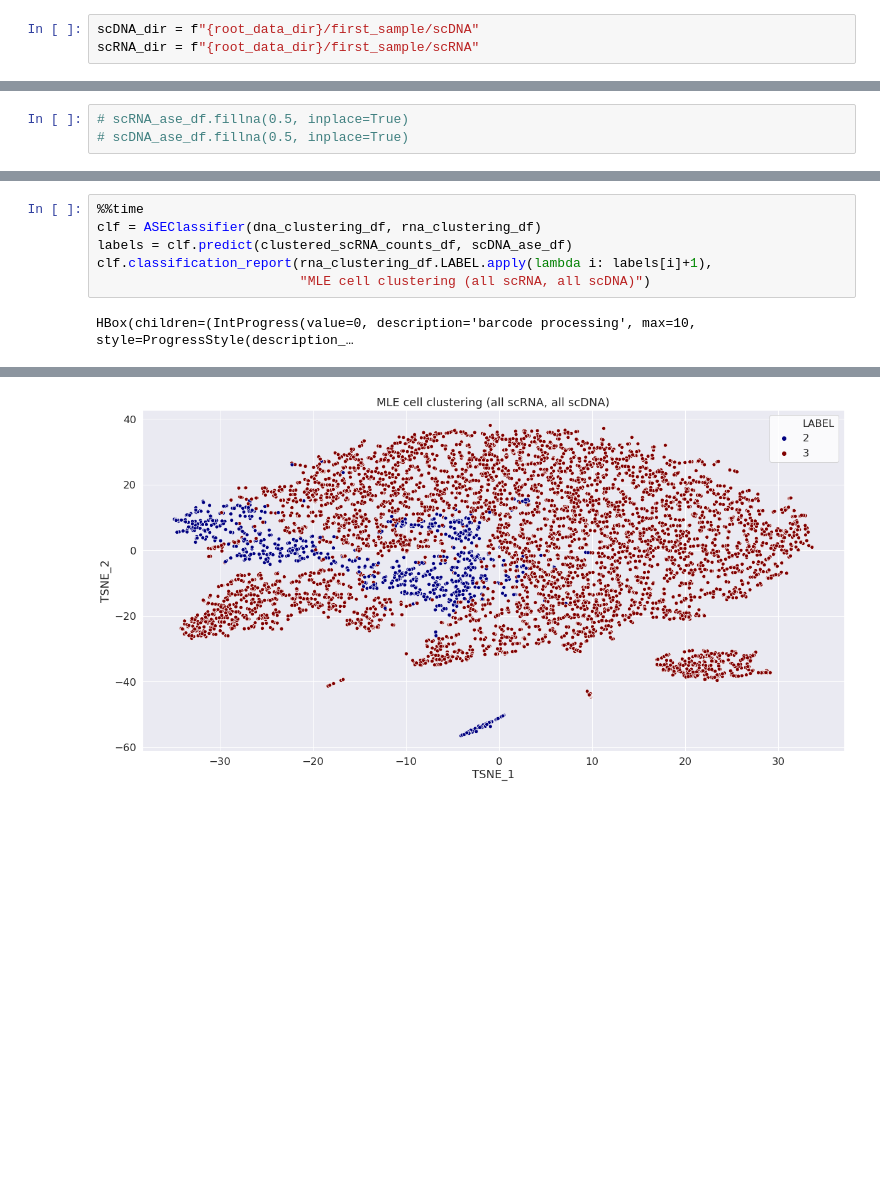
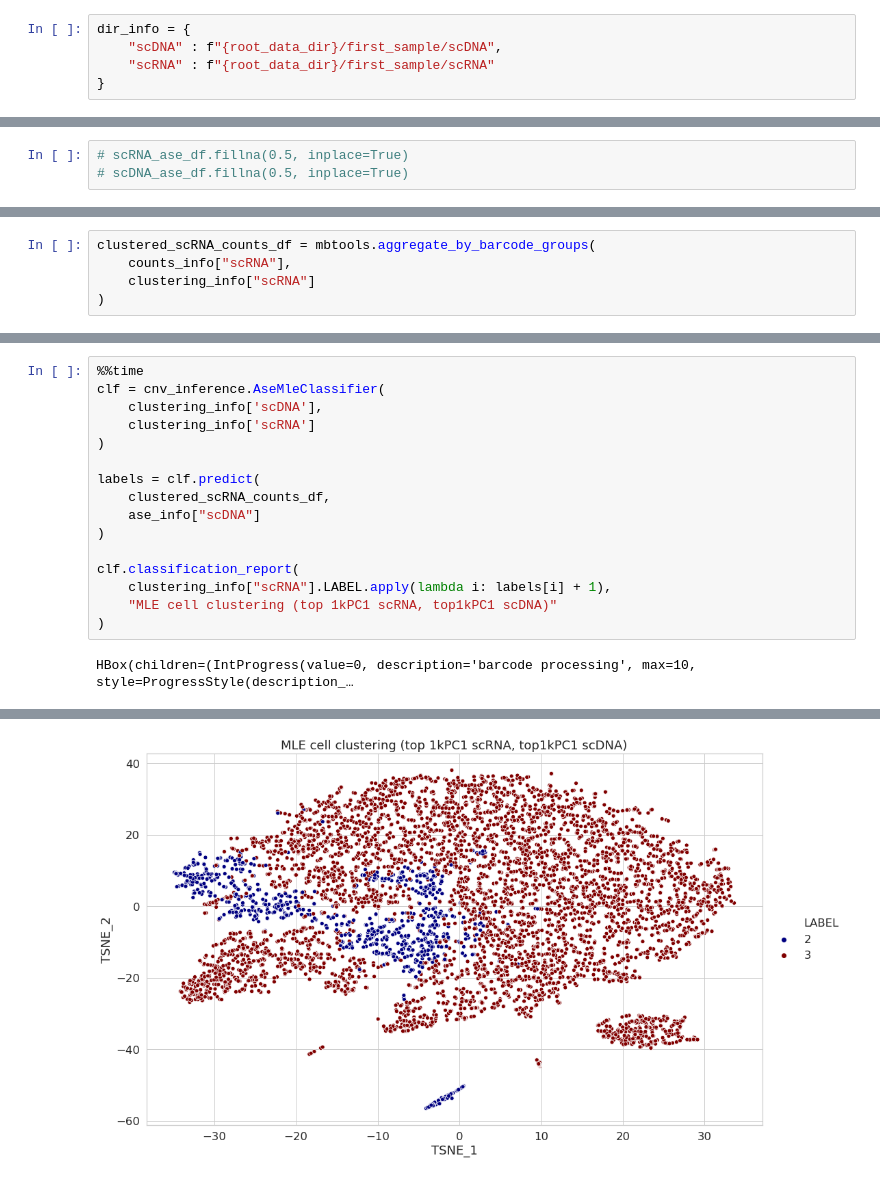
Before and after one commit to ivanov-v-v/cnv-inference, a Jupyter notebook: notebooks/cnv_from_ase.ipynb, the cells around one changed output, grey strips where cells are left out. Drawn from its saved outputs; the diff is of its cells as text; blank space fills up the shorter version.

```diff
--- a/notebooks/cnv_from_ase.ipynb
+++ b/notebooks/cnv_from_ase.ipynb
@@ -35,3 +53,5 @@ barcode_col = "barcode"
 # %%
-scDNA_dir = f"{root_data_dir}/first_sample/scDNA"
-scRNA_dir = f"{root_data_dir}/first_sample/scRNA"
+dir_info = {
+    "scDNA" : f"{root_data_dir}/first_sample/scDNA",
+    "scRNA" : f"{root_data_dir}/first_sample/scRNA"
+}
@@ -280,0 +117,5 @@ HBox(children=(IntProgress(value=0, description='cluster label', max=10, style=P
+# %%
+clustered_scRNA_counts_df = mbtools.aggregate_by_barcode_groups(
+    counts_info["scRNA"],
+    clustering_info["scRNA"]
+)
@@ -293,8 +142,18 @@ plot_ase(scDNA_ase_df.drop(columns=["GENE_ID"]),
 # %%
 %%time
-clf = ASEClassifier(dna_clustering_df, rna_clustering_df)
-labels = clf.predict(clustered_scRNA_counts_df, scDNA_ase_df)
-clf.classification_report(rna_clustering_df.LABEL.apply(lambda i: labels[i]+1),
-                          "MLE cell clustering (all scRNA, all scDNA)")
+clf = cnv_inference.AseMleClassifier(
+    clustering_info['scDNA'],
+    clustering_info['scRNA']
+)
+
+labels = clf.predict(
+    clustered_scRNA_counts_df,
+    ase_info["scDNA"]
+)
+
+clf.classification_report(
+    clustering_info["scRNA"].LABEL.apply(lambda i: labels[i] + 1),
+    "MLE cell clustering (top 1kPC1 scRNA, top1kPC1 scDNA)"
+)
 # %% [output]
 HBox(children=(IntProgress(value=0, description='barcode processing', max=10, style=ProgressStyle(description_…
@@ -303,2 +162,2 @@ Wall time: 379 ms
 [figure]
-[figure, old version]
+[figure, new version]
```
Also changed, not shown: parts of 34 cells of this notebook.
